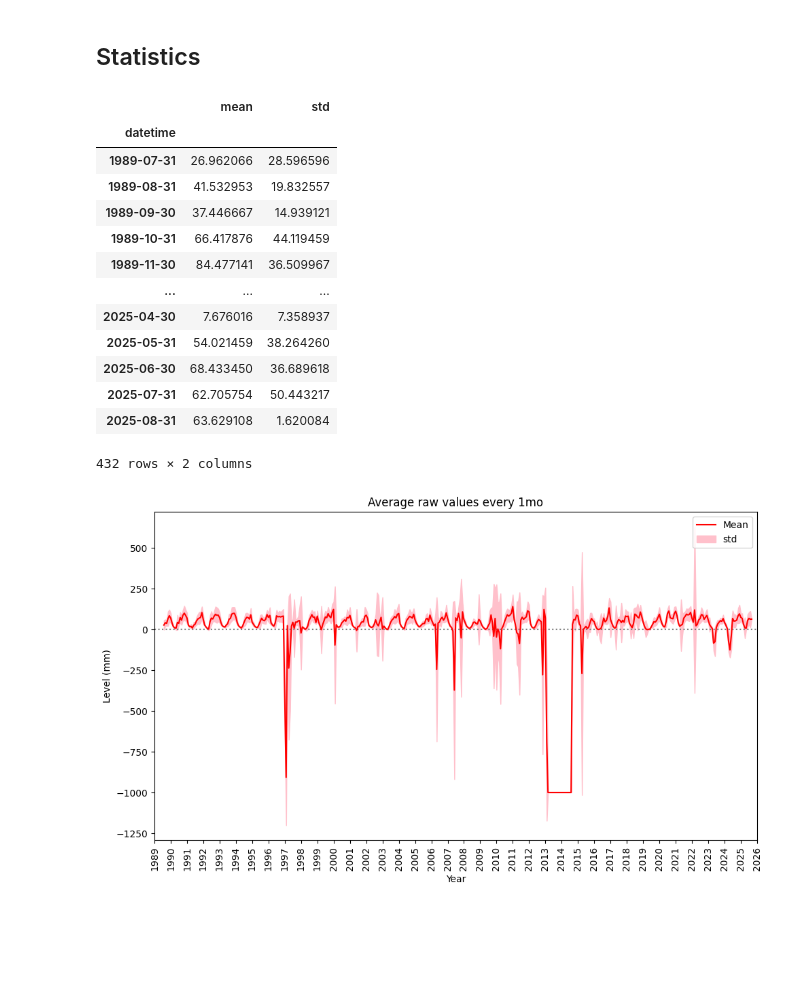
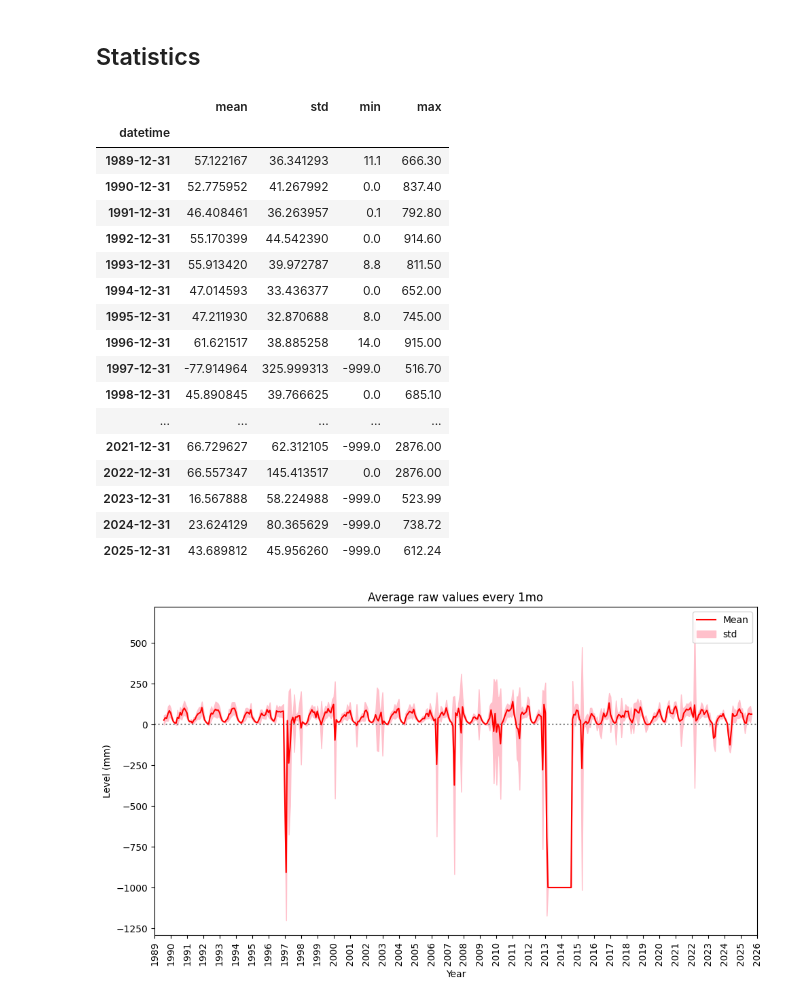
Before and after one commit to gmcginnis/info-698-capstone, a Jupyter notebook: 01_eda.ipynb, the cells around one changed output. Cells and saved outputs as stored; diff of their text form; code cells hidden in the pictures; blank space fills up the shorter version.

Commit message:
Cleaned up code from 2013/2014 data exploration

```diff
--- a/01_eda.ipynb
+++ b/01_eda.ipynb
@@ -393,48 +392,53 @@ plot_between('2020-05-31 00:00:01','2020-06-16 23:59:59')
 # data_mini.rolling(2, on='raw').sum()
 # data_mini.rolling('1D', on='raw').sum()
 # data_mini['raw'].rolling('1D').mean()
 # data_mini['raw'].rolling('1D', closed='left').mean()
 # data_mini['raw'].resample('1D').mean()
 
 # data_mini['raw'].resample('1ME').mean()
 # data_combined['raw'].dropna()
 # data_combined['raw'].resample('YE').agg(['mean','std'])
 # data_mini = data_combined['raw'].dropna()
 # data_combined['1972-01-01 00:00:01':'1973-12-31 23:59:59']
 
 # # Remove missing values
 # data_mini = data_combined[data_combined['chk_note']!='missing']
 # # Remove a few extra points
 # data_mini = data_mini['1978-01-01 00:00:01':]
 # data_mini.resample('YE').agg(['mean','std'])
 
 # data_sumstats = data_mini['1989-01-01 00:00:01':'1989-12-31 23:59:59']
 # data_sumstats = data_combined['raw'].dropna().resample('6ME').agg(['mean','std']).dropna()
-data_sumstats = data_combined['raw'].dropna().resample('1ME').agg(['mean','std']).dropna()
+# data_sumstats = data_combined['raw'].dropna().resample('1ME').agg(['mean','std', 'min', 'max']).dropna()
+data_sumstats = data_combined['raw'].dropna().resample('1YE').agg(['mean','std', 'min', 'max']).dropna()
 data_sumstats
 # plt.figure(figsize=(12,6))
 # plt.plot(data_sumstats.index, data_sumstats['mean'])
 # plt.plot(data_sumstats.index, data_sumstats['std'])
 # plt.show()
 
 # print(data_mini['source'].value_counts(dropna = False))
 # data_mini.rolling('1D').sum()
 # data_mini.rolling(5).sum()
 # %% [output]
-|  | mean | std |
-| datetime |  |  |
-| 1989-07-31 | 26.962066 | 28.596596 |
-| 1989-08-31 | 41.532953 | 19.832557 |
-| 1989-09-30 | 37.446667 | 14.939121 |
-| 1989-10-31 | 66.417876 | 44.119459 |
-| 1989-11-30 | 84.477141 | 36.509967 |
-| ... | ... | ... |
-| 2025-04-30 | 7.676016 | 7.358937 |
-| 2025-05-31 | 54.021459 | 38.264260 |
-| 2025-06-30 | 68.433450 | 36.689618 |
-| 2025-07-31 | 62.705754 | 50.443217 |
-| 2025-08-31 | 63.629108 | 1.620084 |
+|  | mean | std | min | max |
+| datetime |  |  |  |  |
+| 1989-12-31 | 57.122167 | 36.341293 | 11.1 | 666.30 |
+| 1990-12-31 | 52.775952 | 41.267992 | 0.0 | 837.40 |
+| 1991-12-31 | 46.408461 | 36.263957 | 0.1 | 792.80 |
+| 1992-12-31 | 55.170399 | 44.542390 | 0.0 | 914.60 |
+| 1993-12-31 | 55.913420 | 39.972787 | 8.8 | 811.50 |
+| 1994-12-31 | 47.014593 | 33.436377 | 0.0 | 652.00 |
+| 1995-12-31 | 47.211930 | 32.870688 | 8.0 | 745.00 |
+| 1996-12-31 | 61.621517 | 38.885258 | 14.0 | 915.00 |
+| 1997-12-31 | -77.914964 | 325.999313 | -999.0 | 516.70 |
+| 1998-12-31 | 45.890845 | 39.766625 | 0.0 | 685.10 |
+| ... | ... | ... | ... | ... |
+| 2021-12-31 | 66.729627 | 62.312105 | -999.0 | 2876.00 |
+| 2022-12-31 | 66.557347 | 145.413517 | 0.0 | 2876.00 |
+| 2023-12-31 | 16.567888 | 58.224988 | -999.0 | 523.99 |
+| 2024-12-31 | 23.624129 | 80.365629 | -999.0 | 738.72 |
+| 2025-12-31 | 43.689812 | 45.956260 | -999.0 | 612.24 |
-432 rows × 2 columns
 # %%
 #Plot
 
```
Also changed, not shown: parts of 4 cells of this notebook, 1 other file.
